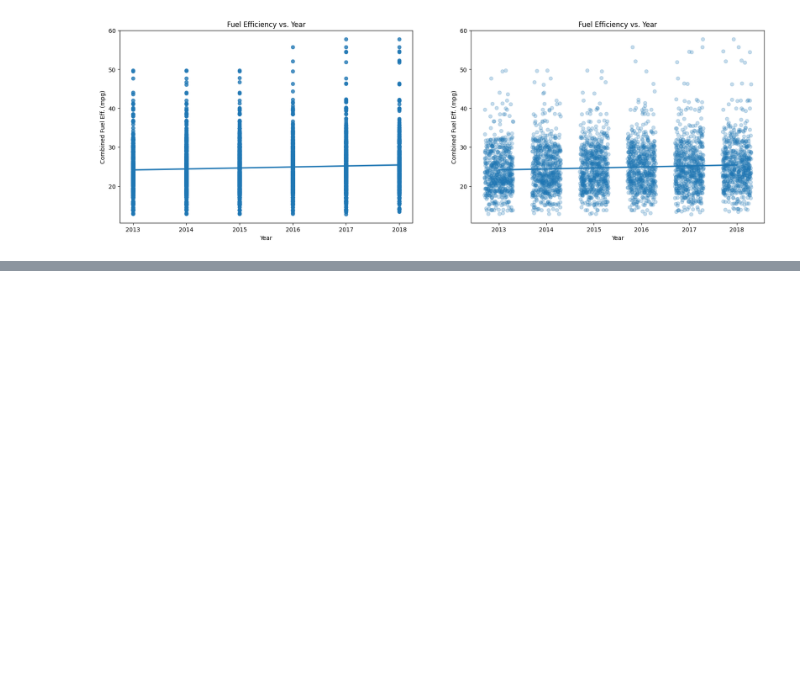
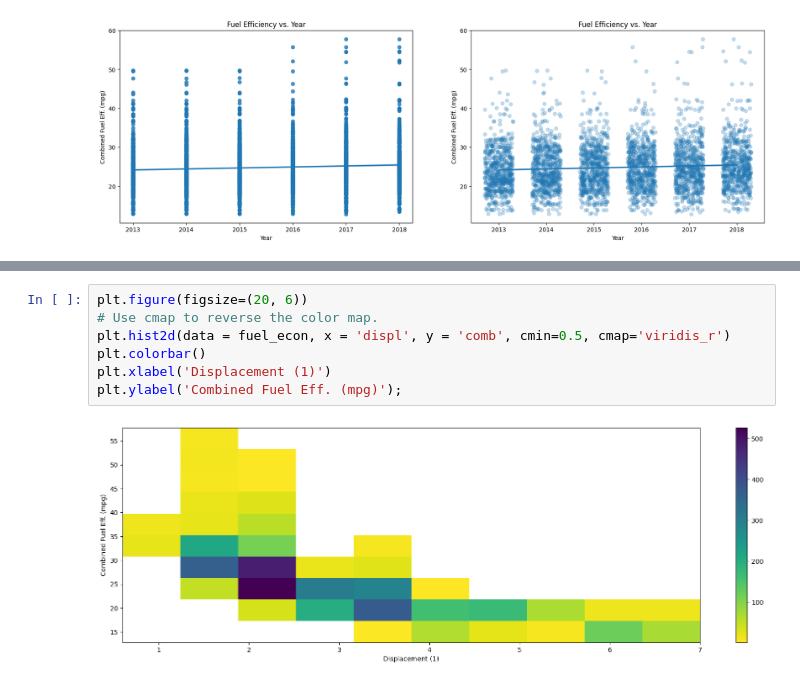
Before and after one commit to kisyular/data-visualization, a Jupyter notebook: Intro-Data-Visualization.ipynb, the cells around one changed output, grey strips where cells are left out. Saved outputs shown, nothing was run; the diff lists cells and outputs as text; blank space fills up the shorter version.

```diff
--- a/Intro-Data-Visualization.ipynb
+++ b/Intro-Data-Visualization.ipynb
@@ -884,0 +920,9 @@ plt.title('Fuel Efficiency vs. Year');
+# %%
+plt.figure(figsize=(20, 6))
+# Use cmap to reverse the color map.
+plt.hist2d(data = fuel_econ, x = 'displ', y = 'comb', cmin=0.5, cmap='viridis_r')
+plt.colorbar()
+plt.xlabel('Displacement (1)')
+plt.ylabel('Combined Fuel Eff. (mpg)');
+# %% [output]
+[figure, added]
```
Also changed, not shown: parts of 15 cells of this notebook.
